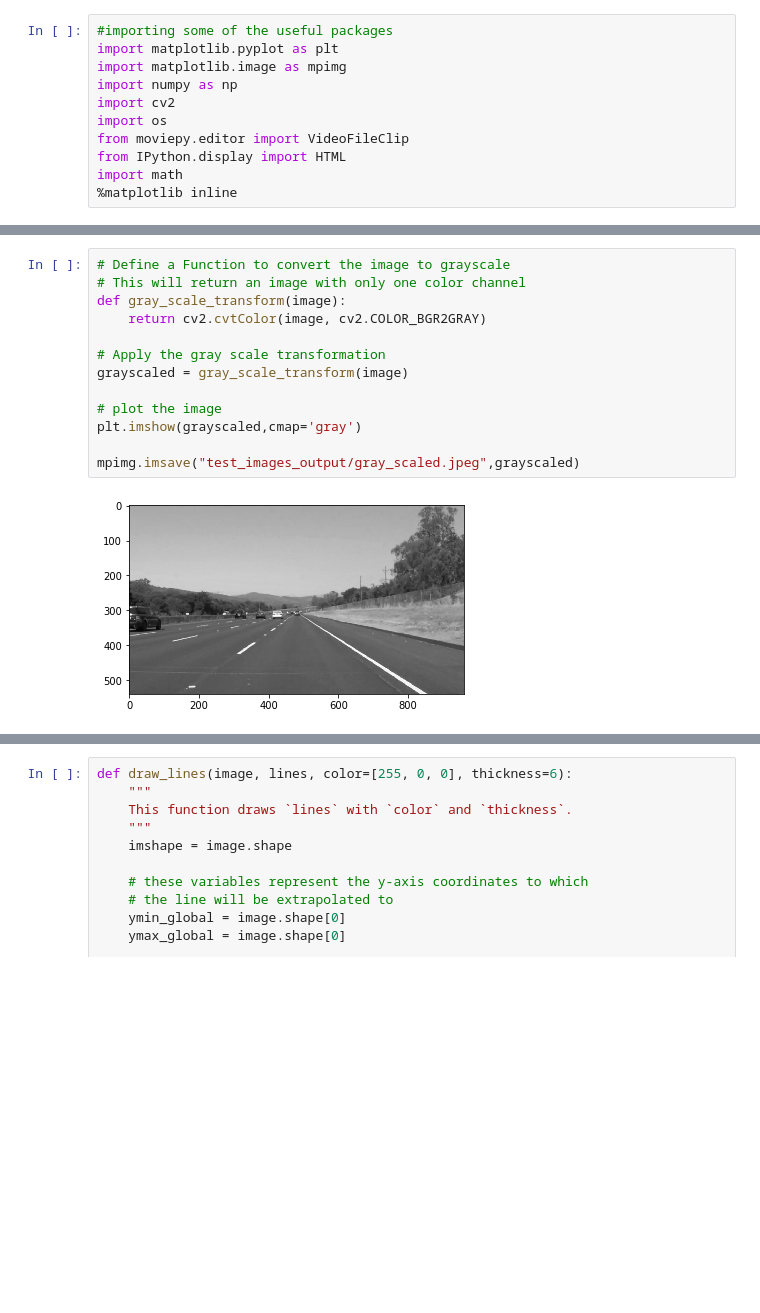
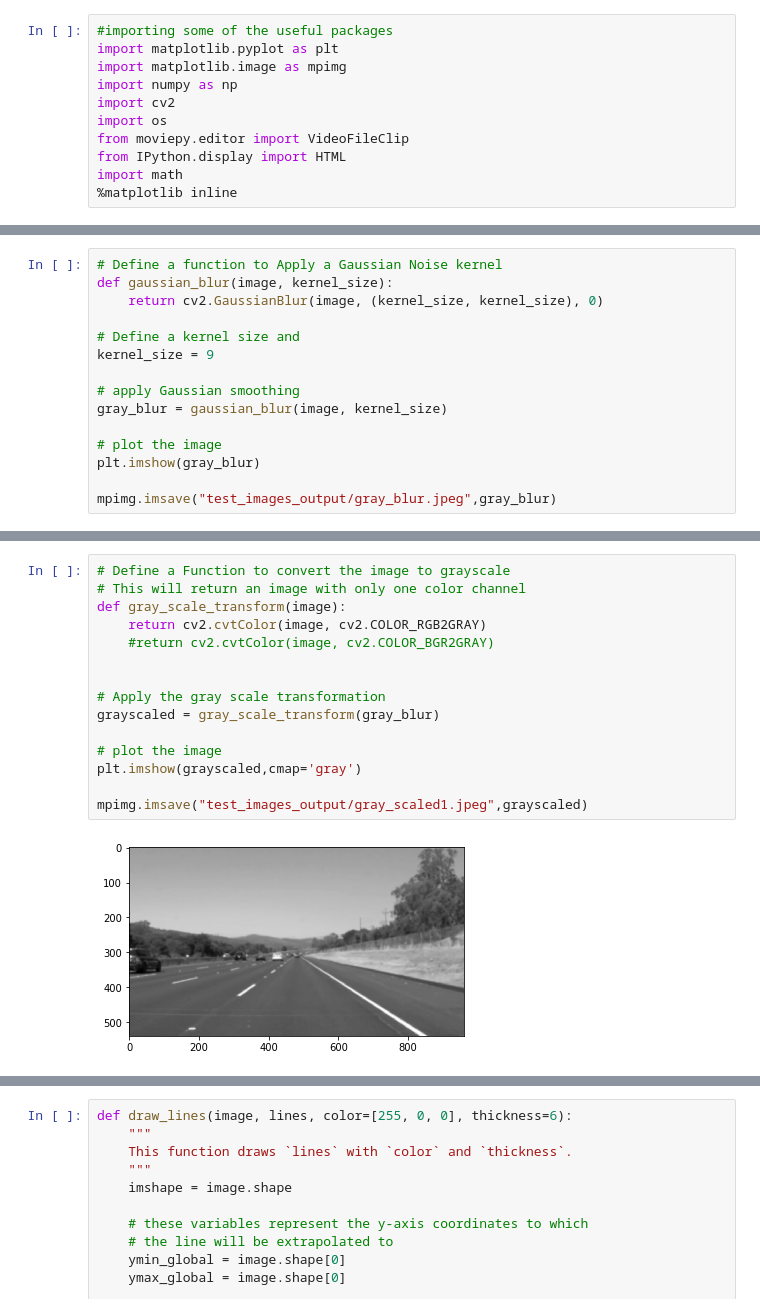
Before and after one commit to geekay2015/CarND-LaneLines-P1, a Jupyter notebook: MyP1.ipynb, the cells around one changed output, grey strips where cells are left out. Saved outputs shown, nothing was run; the diff lists cells and outputs as text; blank space fills up the shorter version.

```diff
--- a/MyP1.ipynb
+++ b/MyP1.ipynb
@@ -20,3 +21,18 @@ plt.imshow(image)
 This image is: <class 'numpy.ndarray'> with dimensions: (540, 960, 3)
 <matplotlib.image.AxesImage at 0x...>
 [figure]
+# %%
+# Define a function to Apply a Gaussian Noise kernel
+def gaussian_blur(image, kernel_size):
+    return cv2.GaussianBlur(image, (kernel_size, kernel_size), 0)
+
+# Define a kernel size and
+kernel_size = 9
+
+# apply Gaussian smoothing
+gray_blur = gaussian_blur(image, kernel_size)
+
+# plot the image
+plt.imshow(gray_blur)
+
+mpimg.imsave("test_images_output/gray_blur.jpeg",gray_blur)
@@ -23,16 +41,18 @@ This image is: <class 'numpy.ndarray'> with dimensions: (540, 960, 3)
 # %%
 # Define a Function to convert the image to grayscale
 # This will return an image with only one color channel
 def gray_scale_transform(image):
-    return cv2.cvtColor(image, cv2.COLOR_BGR2GRAY)
+    return cv2.cvtColor(image, cv2.COLOR_RGB2GRAY)
+    #return cv2.cvtColor(image, cv2.COLOR_BGR2GRAY)
+
 
 # Apply the gray scale transformation
-grayscaled = gray_scale_transform(image)
+grayscaled = gray_scale_transform(gray_blur)
 
 # plot the image
 plt.imshow(grayscaled,cmap='gray')
 
-mpimg.imsave("test_images_output/gray_scaled.jpeg",grayscaled)
+mpimg.imsave("test_images_output/gray_scaled1.jpeg",grayscaled)
 # %% [output]
-[figure, old version]
+[figure, new version]
 # %%
```
Also changed, not shown: parts of 5 cells of this notebook, 9 other files.
